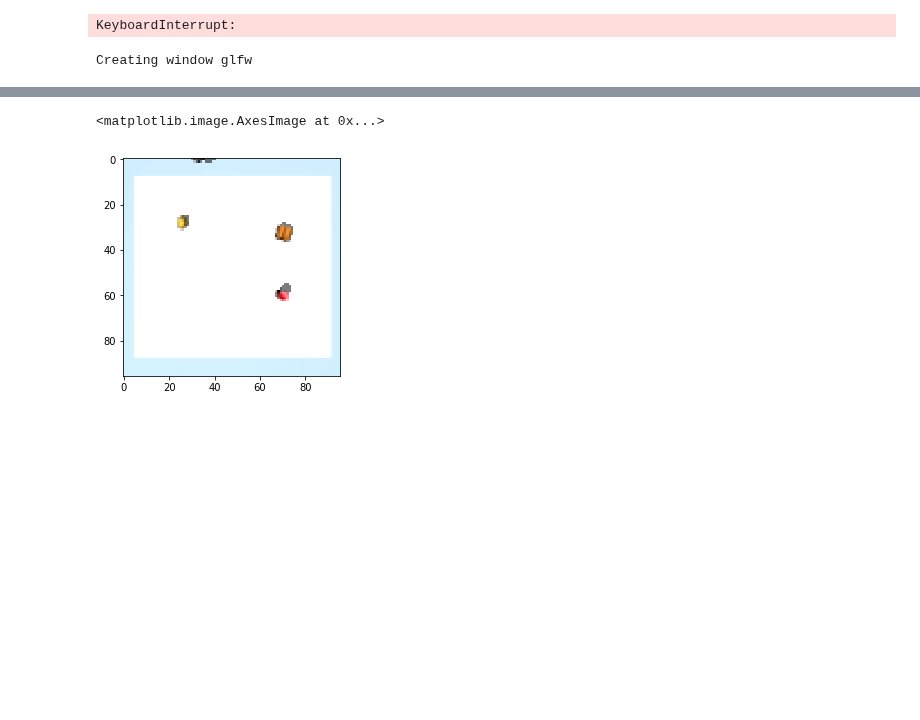
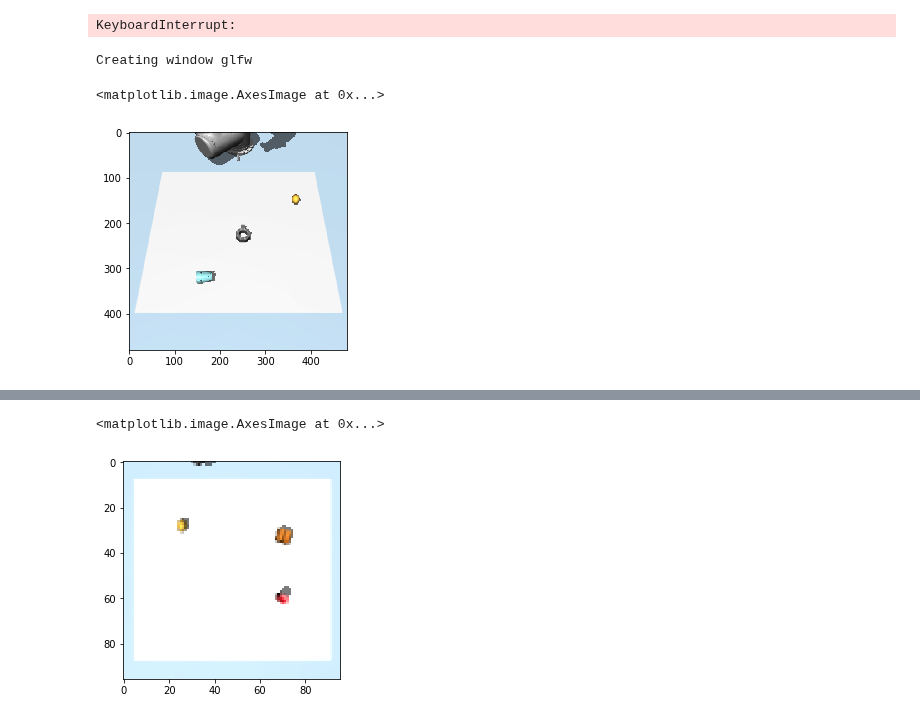
Before and after one commit to hogunkee/ur5_manipulation, a Jupyter notebook: ur5_mujoco/TestPadding.ipynb, the cells around one changed output, grey strips where cells are left out. Cells and saved outputs as stored; diff of their text form; code cells hidden in the pictures; blank space fills up the shorter version.

Commit message:
camera angle changed / workspace mask / pose-wise action / depth processing

```diff
--- a/ur5_mujoco/TestPadding.ipynb
+++ b/ur5_mujoco/TestPadding.ipynb
@@ -30,5 +31,6 @@ from PIL import Image
 # %%
-env = UR5Env(render=True, camera_height=96, camera_width=96, control_freq=5, data_format='NHWC')
+env = UR5Env(render=True, camera_height=480, camera_width=480, camera_depth=True, control_freq=5, data_format='NHWC')
 pe = pushpixel_env(env, num_blocks=3, mov_dist=0.05)
+oe = objectwise_env(env, num_blocks=3, mov_dist=0.07, max_steps=20, detection=False)
 # %% [output]
 Creating window glfw
@@ -34,0 +39,10 @@ Creating window glfw
+# %%
+s = oe.step([0, 0])
+# %%
+rgb = s[0][1][0]
+depth = s[0][1][1]
+# %%
+plt.imshow(rgb)
+# %% [output]
+<matplotlib.image.AxesImage at 0x...>
+[figure, added]
```
Also changed, not shown: parts of 43 cells of this notebook, 16 other files.
